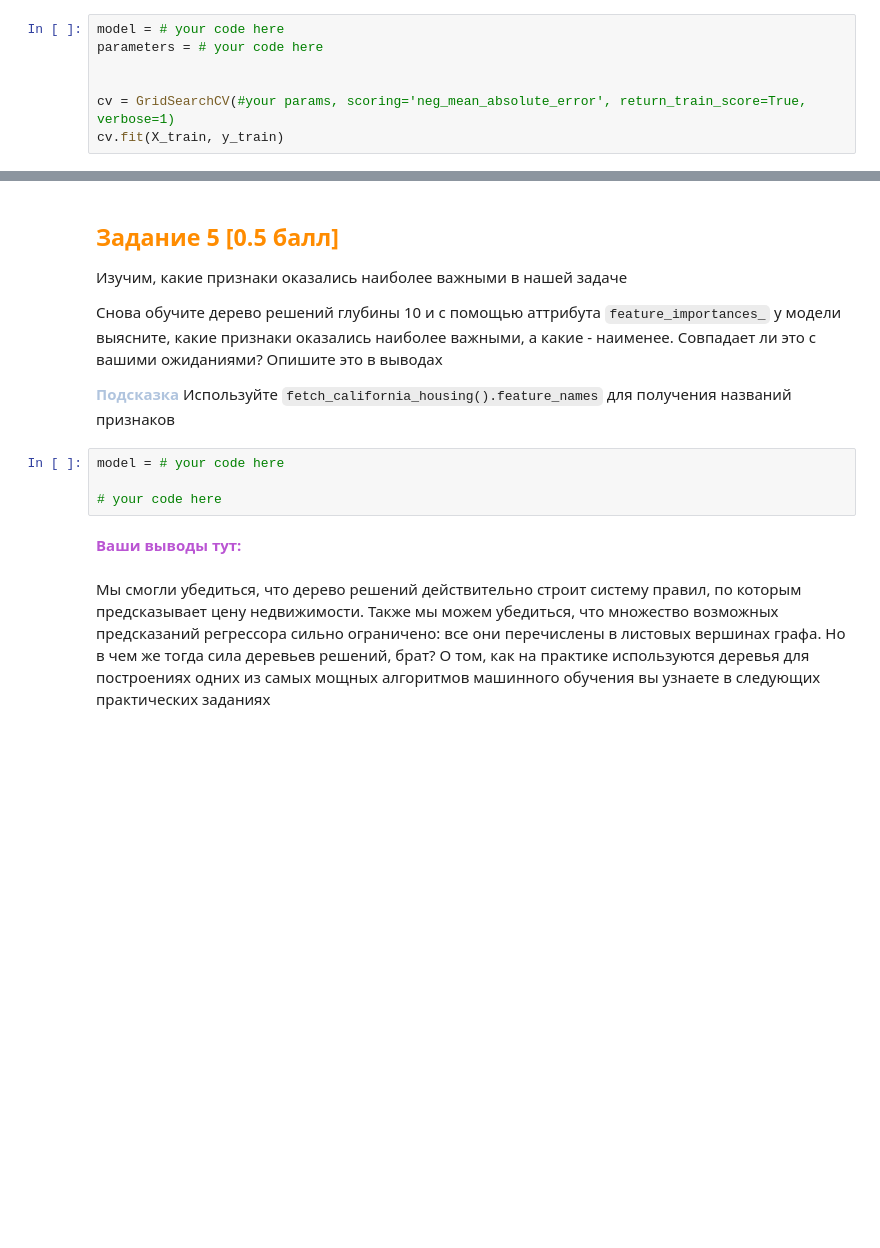
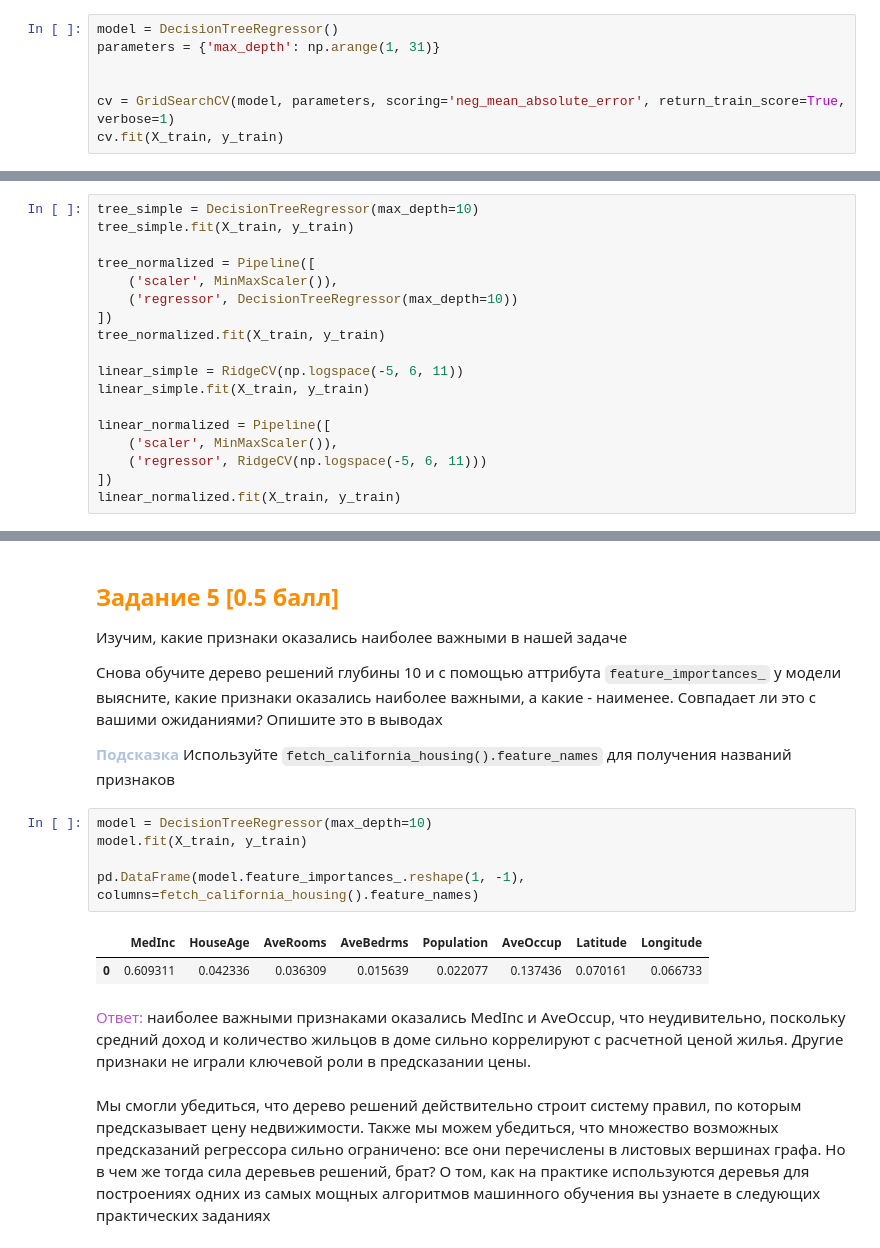
Before and after one commit to gerarte04/mlcmcmsu24, a Jupyter notebook: base/08_decision_tree/[Base] Decision Tree.ipynb, the cells around one changed output, grey strips where cells are left out. Cells and saved outputs as stored; diff of their text form; blank space fills up the shorter version.

```diff
--- a/base/08_decision_tree/[Base] Decision Tree.ipynb
+++ b/base/08_decision_tree/[Base] Decision Tree.ipynb
@@ -176,9 +195,9 @@ decision_tree_regressor = DecisionTreeRegressor(max_depth=3, random_state=0)
 
 Обучите `GridSearchCV` для нашей модели регрессионного дерева. Переберите максимальную глубину от 1 до 30 включительно с шагом 1.
 # %%
-model = # your code here
-parameters = # your code here
+model = DecisionTreeRegressor()
+parameters = {'max_depth': np.arange(1, 31)}
 
 
-cv = GridSearchCV(#your params, scoring='neg_mean_absolute_error', return_train_score=True, verbose=1)
+cv = GridSearchCV(model, parameters, scoring='neg_mean_absolute_error', return_train_score=True, verbose=1)
 cv.fit(X_train, y_train)
@@ -253,0 +300,18 @@ fig.update_layout(xaxis_title='Максимальная глубина дере
+# %%
+tree_simple = DecisionTreeRegressor(max_depth=10)
+tree_simple.fit(X_train, y_train)
+
+tree_normalized = Pipeline([
+    ('scaler', MinMaxScaler()),
+    ('regressor', DecisionTreeRegressor(max_depth=10))
+])
+tree_normalized.fit(X_train, y_train)
+
+linear_simple = RidgeCV(np.logspace(-5, 6, 11))
+linear_simple.fit(X_train, y_train)
+
+linear_normalized = Pipeline([
+    ('scaler', MinMaxScaler()),
+    ('regressor', RidgeCV(np.logspace(-5, 6, 11)))
+])
+linear_normalized.fit(X_train, y_train)
@@ -263,11 +353,15 @@ fig.update_layout(xaxis_title='Максимальная глубина дере
 Снова обучите дерево решений глубины 10 и с помощью аттрибута `feature_importances_` у модели выясните, какие признаки оказались наиболее важными, а какие - наименее. Совпадает ли это с вашими ожиданиями? Опишите это в выводах
 
 <font color='LightSteelBlue'>**Подсказка**</font> Используйте `fetch_california_housing().feature_names` для получения названий признаков
-# %%
-model = # your code here
-
-# your code here
-# %% [markdown]
-<font color='MediumOrchid'>**Ваши выводы тут:**</font>
+# %%
+model = DecisionTreeRegressor(max_depth=10)
+model.fit(X_train, y_train)
+
+pd.DataFrame(model.feature_importances_.reshape(1, -1), columns=fetch_california_housing().feature_names)
+# %% [output]
+|  | MedInc | HouseAge | AveRooms | AveBedrms | Population | AveOccup | Latitude | Longitude |
+| 0 | 0.609311 | 0.042336 | 0.036309 | 0.015639 | 0.022077 | 0.137436 | 0.070161 | 0.066733 |
+# %% [markdown]
+<font color='MediumOrchid'>Ответ:</font> наиболее важными признаками оказались MedInc и AveOccup, что неудивительно, поскольку средний доход и количество жильцов в доме сильно коррелируют с расчетной ценой жилья. Другие признаки не играли ключевой роли в предсказании цены.
 # %% [markdown]
 Мы смогли убедиться, что дерево решений действительно строит систему правил, по которым предсказывает цену недвижимости. Также мы можем убедиться, что множество возможных предсказаний регрессора сильно ограничено: все они перечислены в листовых вершинах графа. Но в чем же тогда сила деревьев решений, брат? О том, как на практике используются деревья для построениях одних из самых мощных алгоритмов машинного обучения вы узнаете в следующих практических заданиях
```
Also changed, not shown: parts of 16 cells of this notebook, 1 other file.
